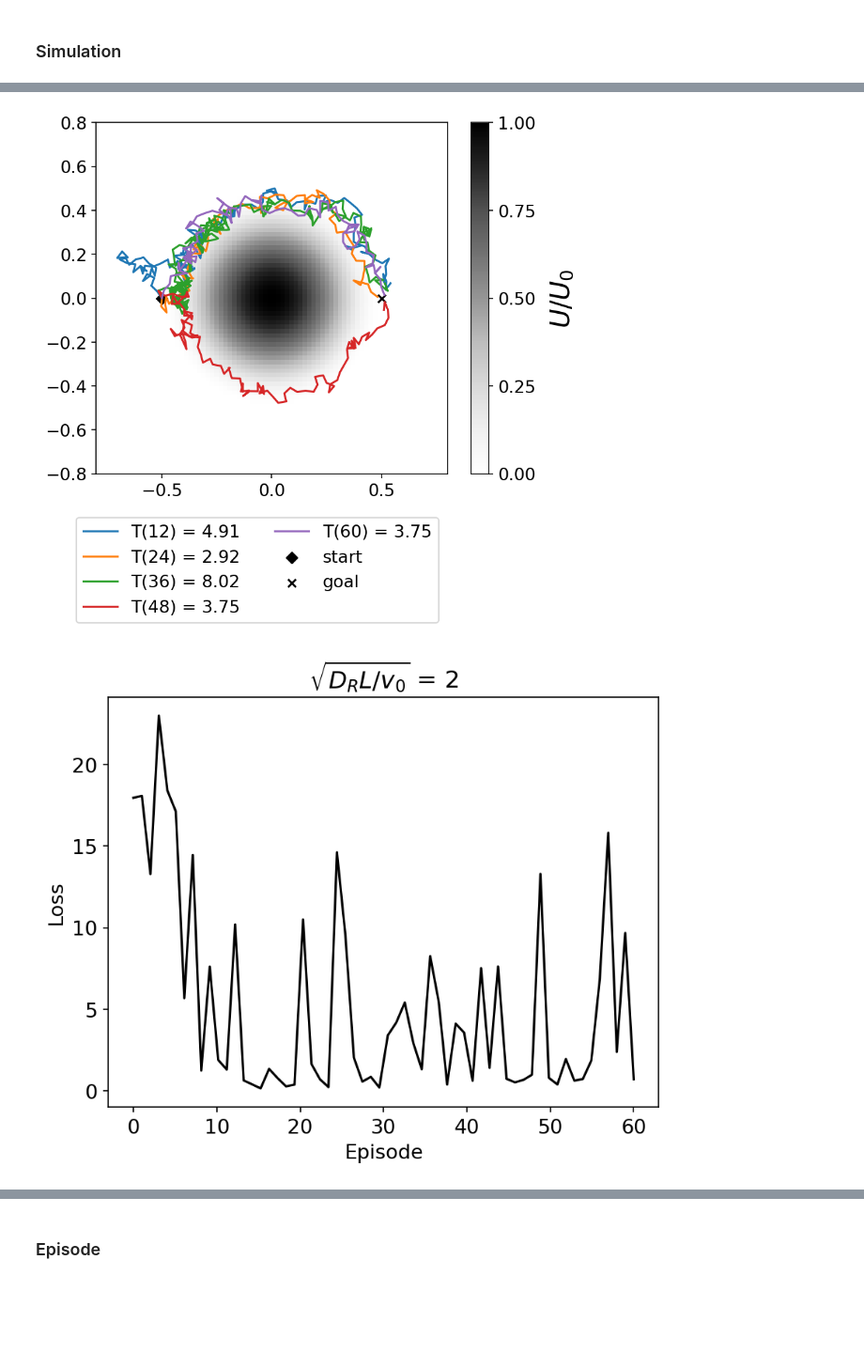
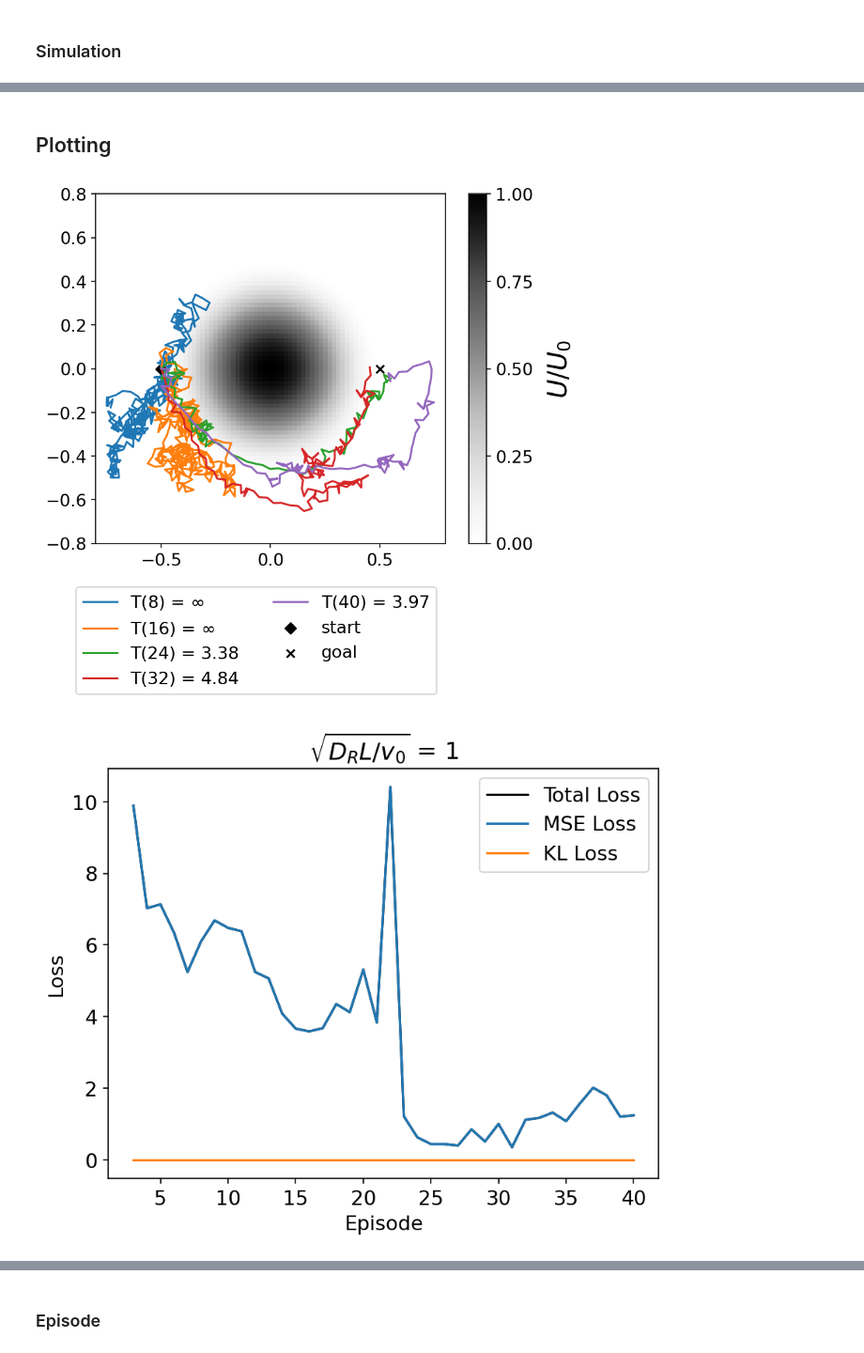
Before and after one commit to EvanderCorvus/ActorCritic-Simulation, a Jupyter notebook: simulation.ipynb, the cells around one changed output, grey strips where cells are left out. Shown: that part at 94% size. Drawn from its saved outputs; the diff is of its cells as text; code cells hidden in the pictures; blank space fills up the shorter version.

```diff
--- a/simulation.ipynb
+++ b/simulation.ipynb
@@ -21,31 +21,33 @@ tr.set_default_tensor_type(tr.FloatTensor)
 # %%
 # ---------------- Training -------------------
 runs = 1
-max_episodes = 60
-max_steps = 400
-batch_size = 1024
+max_episodes = 40
+max_steps = 350
+batch_size = 256
 target_model_update = max_episodes//10
 gamma_discount = 0.8
-learning_rate = 0.01
-learning_rate_decay = 0.5
+learning_rate = 0.001
+learning_rate_decay = 0.8
+memory_size = 50
+memory_batch_size = 5
 
 # ---------------- Environment  ----------------
 # Time step size
 dt = 0.0375
 # Target position
 target = [0.5,0]
-#wait isnt this like way to small?
+
 target_deviation = 0.05
 target_area = [[target[0]-target_deviation,target[0]+target_deviation],
                [target[1]-target_deviation,target[1]+target_deviation]]
-char_length = 2
+char_length = 1
 # Maximum of potential
 U0 = 0.4
 
 # ---------------- Agent ----------------------
 lstm_hidden_size = 0
 hidden_dims = 32
-kl_beta = 1
+kl_beta = 0.001
 
 # ---------------- Other ----------------------
 plt.rcParams.update({'font.size': 13})
@@ -153,32 +167,37 @@ def train_simulation(hidden_dims):
 
     #Scheduler
     milestones = np.linspace(max_episodes//5,max_episodes,5)
-    scheduler = MultiStepLR(optimizer, milestones, gamma = learning_rate_decay)
+    # scheduler = MultiStepLR(optimizer, milestones, gamma = learning_rate_decay)
 
     #Store Paths
     x_paths, y_paths = [], []
     total_mean_losses = []
+    mse_mean_losses = []
+    kl_mean_losses = []
     #Perform a Run
     for i in range(max_episodes):
         #initialize in random positions:
         x_initial = -0.5*tr.ones(batch_size).to(device)#tr.empty(batch_size).to(device).uniform_(-0.75,0.75)
         y_initial = tr.zeros(batch_size).to(device)#tr.empty(batch_size).to(device).uniform_(-0.75,0.75)
 
-        states, success_batch_index, actions, losses = train_episode(actor, critic, target_actor, target_critic, x_initial, y_initial, optimizer)
+        states, success_batch_index, actions, losses, kl_losses, mse_losses = train_episode(actor, critic, target_actor, target_critic, x_initial, y_initial, optimizer)
         # sucess_batch_indexes.append(success_batch_index)
         total_mean_losses.append(losses)
+        mse_mean_losses.append(mse_losses)
+        kl_mean_losses.append(kl_losses)
+        print(f'Episode {i+1}: Mean = {np.round(tr.mean(actions).item(),2)}, std = {np.round(tr.std(actions).item(),2)}')
+
         if i%(max_episodes//5) == max_episodes//5-1:
-            # print(f'Episode {i}: Mean = {np.round(np.mean(actions),2)}, std = {np.round(np.std(actions),2)}')
             x_path = states[:,:, 0]
             y_path = states[:,:, 1]
             x = x_path[:,success_batch_index].detach().to('cpu').numpy()
             y = y_path[:,success_batch_index].detach().to('cpu').numpy()
             x_paths.append(x)
             y_paths.append(y)
-            scheduler.step()
-        # total_mean_losses.append(losses)
-    return actor,x_paths, y_paths, total_mean_losses
+            # scheduler.step()
+
+    return actor,x_paths, y_paths, total_mean_losses, mse_mean_losses, kl_mean_losses
 # %%
-actor, x_paths, y_paths, total_mean_losses = train_simulation(hidden_dims)
+actor, x_paths, y_paths, total_mean_losses, mse_mean_losses, kl_mean_losses = train_simulation(hidden_dims)
 print(f'Total Step Time: {np.round(np.mean(total_time),5)}, Update State Time: {np.round(np.mean(update_state_time),5)}, Ratio: {np.round(np.mean(update_state_time)/np.mean(total_time),5)}')
 # %% [output]
@@ -186,9 +216,11 @@ Total Step Time: 0.09445, Update State Time: 0.01541, Ratio: 0.16311
+# %% [markdown]
+## Plotting
 # %%
 plot_epoch(x_paths, y_paths, max_steps, max_episodes, dt, U0)
-plot_simulation_data(total_mean_losses,max_episodes, char_length)
+plot_simulation_data(total_mean_losses, mse_mean_losses, kl_mean_losses, max_episodes, char_length)
 # %% [output]
-[figure, old version]
+[figure, new version]
-[figure, old version]
+[figure, new version]
 # %%
 # X = np.linspace(0,max_episodes,max_episodes)
 # plt.plot(X,total_mean_losses)
```
Also changed, not shown: parts of 4 cells of this notebook, 2 other files.
